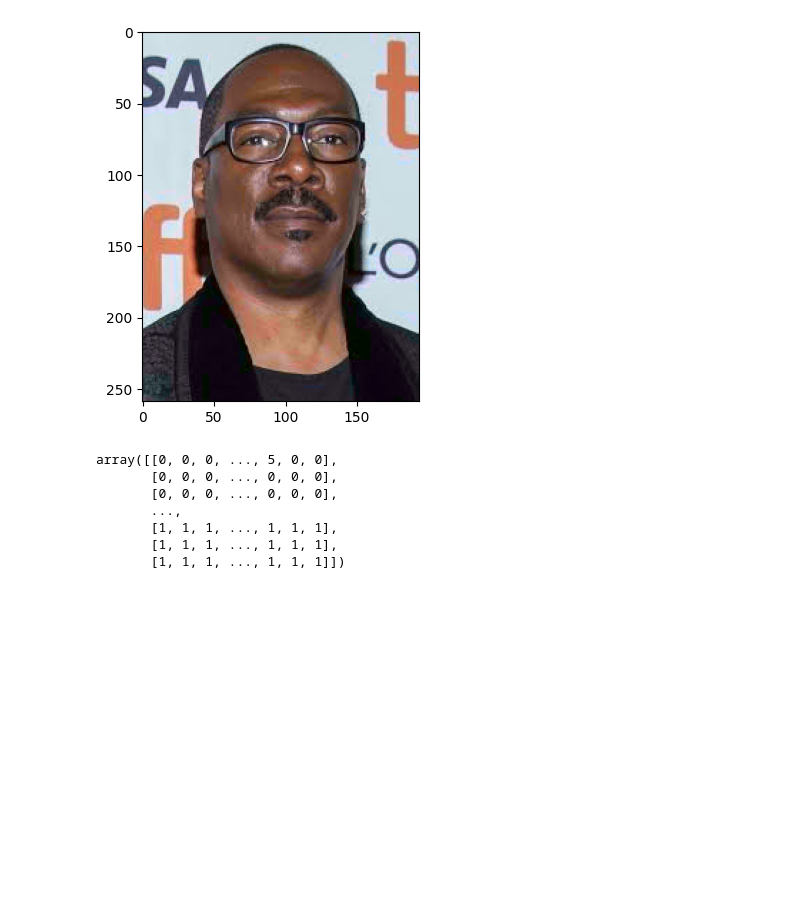
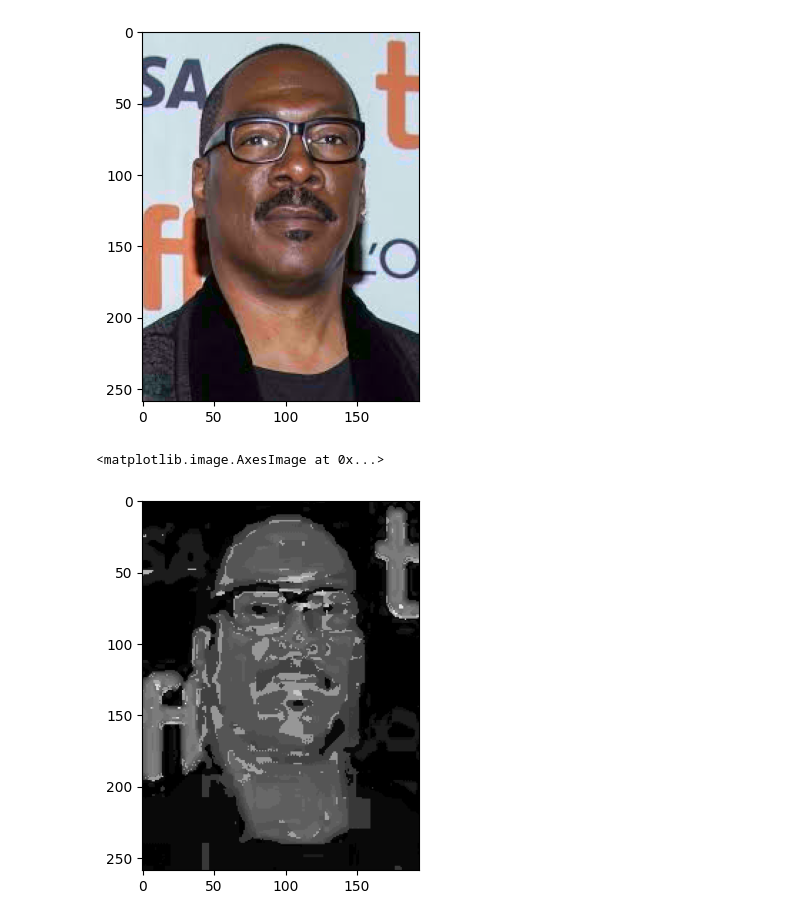
Before and after one commit to Kaduo/Deep-colorization-BIHAR-24-26, a Jupyter notebook: quantize.ipynb, the cells around one changed output. Cells and saved outputs as stored; diff of their text form; code cells hidden in the pictures; blank space fills up the shorter version.

```diff
--- a/quantize.ipynb
+++ b/quantize.ipynb
@@ -47,27 +47,24 @@ plt.imshow(skimage.color.lab2rgb(np.stack([eddie_L, eddie_ab_quantized[:,:,0], e
 <matplotlib.image.AxesImage at 0x...>
 [figure]
 # %%
-dict = {}
-dict_reverse = {}
-max_class = 0
+ab_to_label = {}
+label_to_ab = {}
+last_label = 0
 
-def ab_to_class(ab):
-    global max_class
-    ab_tuple = (ab[0], ab[1])
-    if ab_tuple not in dict.keys():
-        dict[ab_tuple] = max_class
-        dict_reverse[max_class]= ab_tuple
-        max_class += 1
-    return dict[ab_tuple]
+def ab_to_class(ab_pixel):
+    global last_label
+    ab_tuple = (ab_pixel[0], ab_pixel[1])
+    if ab_tuple not in ab_to_label.keys():
+        ab_to_label[ab_tuple] = last_label
+        label_to_ab[last_label] = ab_tuple
+        last_label += 1
+    return ab_to_label[ab_tuple]
 
 
 def classify_ab(image):
     return np.apply_along_axis(ab_to_class, axis=2, arr=image)
+
+plt.imshow(classify_ab(eddie_ab_quantized), cmap="gray")
 # %% [output]
-array([[0, 0, 0, ..., 5, 0, 0],
-       [0, 0, 0, ..., 0, 0, 0],
-       [0, 0, 0, ..., 0, 0, 0],
-       ...,
-       [1, 1, 1, ..., 1, 1, 1],
-       [1, 1, 1, ..., 1, 1, 1],
-       [1, 1, 1, ..., 1, 1, 1]])
+<matplotlib.image.AxesImage at 0x...>
+[figure, added]
```
Also changed, not shown: 2 other files.
